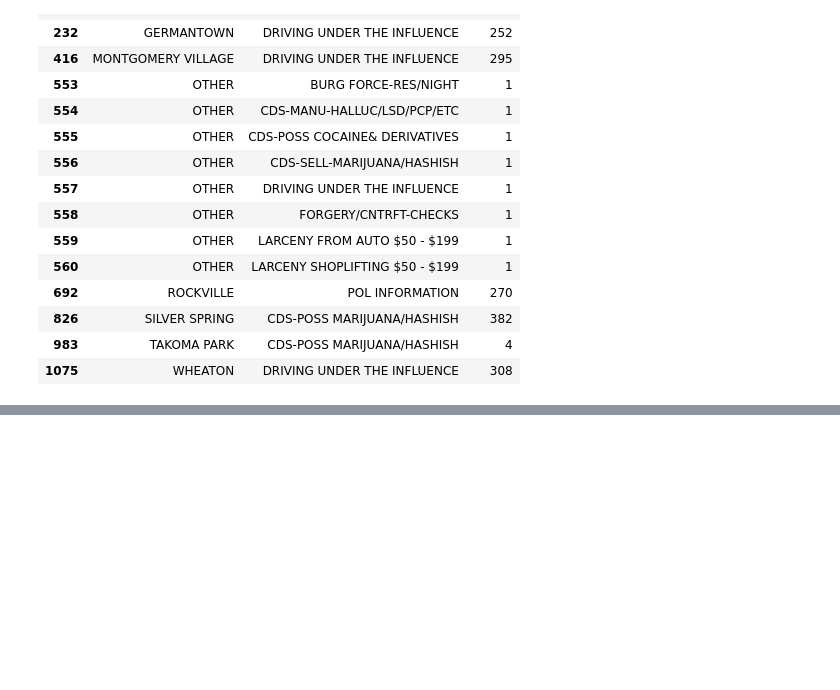
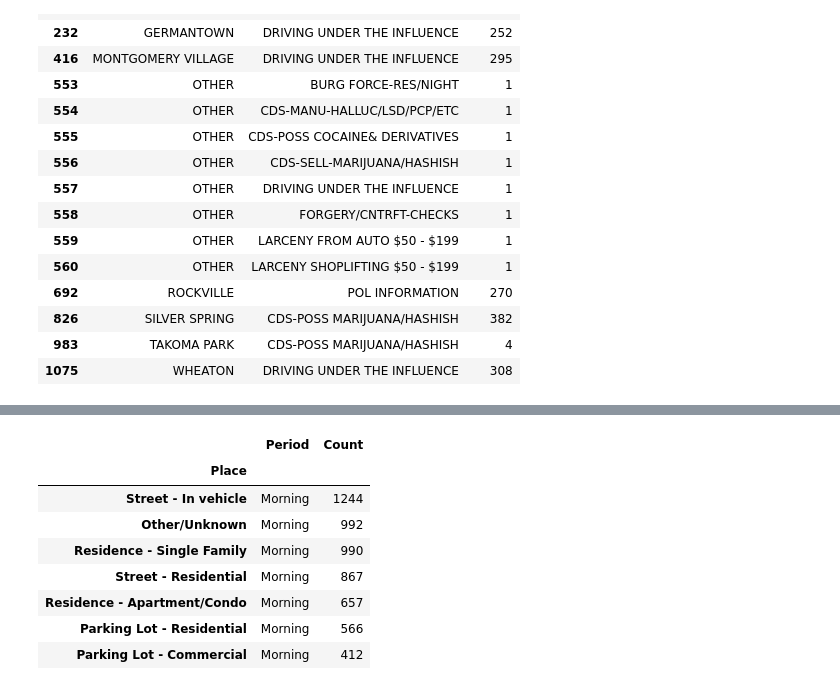
Before and after one commit to adrianabenicio/MontgomeryCrimes, a Jupyter notebook: Project #1 Finding Patterns in Crime.ipynb, the cells around one changed output, grey strips where cells are left out. Saved outputs shown, nothing was run; the diff lists cells and outputs as text; code cells hidden in the pictures; blank space fills up the shorter version.

Commit message:
Pergunta 3 - Que tipo de lugares (street, parking, residence) tem maior ocorrência de crimes? E em que turno ocorrem mais crimes nesses lugares?

```diff
--- a/Project #1 Finding Patterns in Crime.ipynb
+++ b/Project #1 Finding Patterns in Crime.ipynb
@@ -561,0 +564,9 @@ crimes_by_district[idx]
+# %%
+# Que tipo de lugares (street, parking, residence) tem maior ocorrência de crimes?
+
+crimes_by_place = crimes.pivot_table(index=['Place'], values=['Incident ID'], aggfunc='count')
+crimes_by_place.rename(columns={'Incident ID':'Count'}, inplace=True)
+crimes_by_place.reset_index(inplace=True) #removing indexes
+
+top_places = crimes_by_place[crimes_by_place['Count'] > 1000].sort_values(by=['Count'], ascending=[False])
+top_places
@@ -561,0 +582,34 @@ crimes_by_district[idx]
+# %%
+def which_period(row):
+    time = pd.Series(data=row['Dispatch Date / Time'])
+    time.index = pd.to_datetime(time)
+
+    if not time.between_time(start_time="00:01", end_time="12:00").empty:
+        return "Morning"
+    elif not time.between_time(start_time="12:01", end_time="18:00").empty:
+        return "Afternoon"
+    elif not time.between_time(start_time="18:01", end_time="21:00").empty:
+        return "Evening"
+    elif not time.between_time(start_time="21:01", end_time="00:00").empty:
+        return "Night"
+
+crimes["Period"] = crimes.apply(which_period, axis=1)
+# %%
+# E em que turno ocorrem mais crimes nesses lugares?
+
+crimes_by_top_places_period = crimes[crimes['Place'].isin(top_places['Place'])].pivot_table(index=['Place','Period'], values=['Incident ID'], aggfunc='count')
+crimes_by_top_places_period.rename(columns={'Incident ID':'Count'}, inplace=True)
+crimes_by_top_places_period.reset_index(inplace=True) #removing indexes
+
+places_periods_sorted = crimes_by_top_places_period.sort_values(by=['Count'], ascending=[False])
+places_periods_sorted.groupby('Place').first().sort_values(by=['Count'], ascending=[False])
+# %% [output]
+|  | Period | Count |
+| Place |  |  |
+| Street - In vehicle | Morning | 1244 |
+| Other/Unknown | Morning | 992 |
+| Residence - Single Family | Morning | 990 |
+| Street - Residential | Morning | 867 |
+| Residence - Apartment/Condo | Morning | 657 |
+| Parking Lot - Residential | Morning | 566 |
+| Parking Lot - Commercial | Morning | 412 |
```
Also changed, not shown: parts of 2 cells of this notebook.
